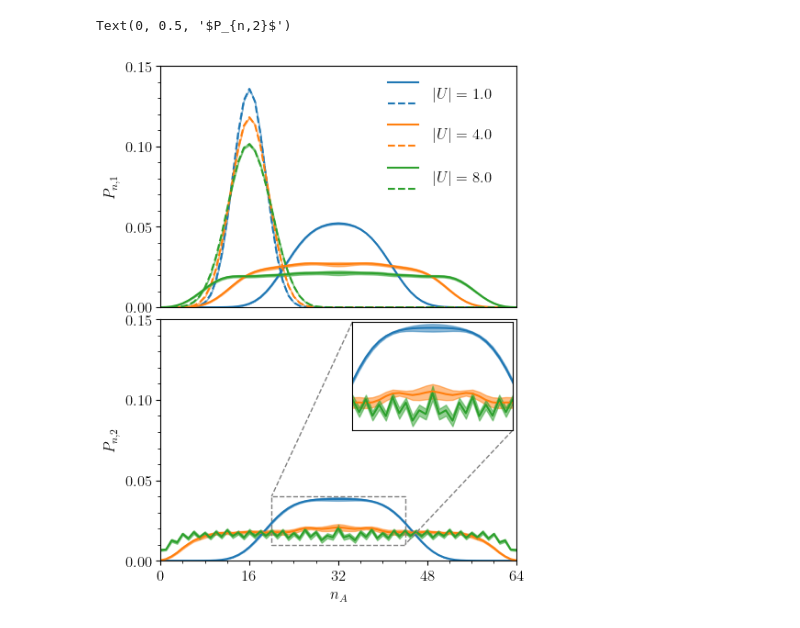
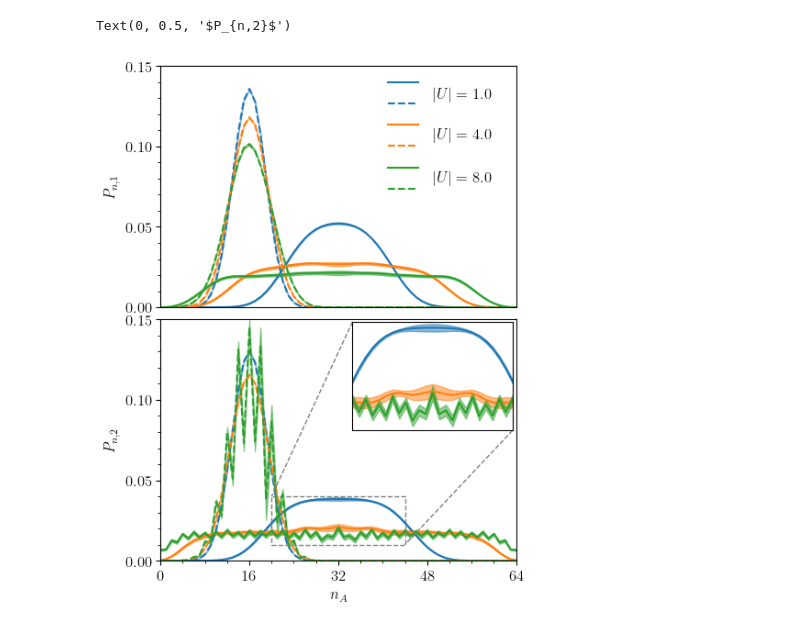
Before and after one commit to TongSericus/plots-accessible-entanglement, a Jupyter notebook: plots/plots_checkerboard.ipynb, the cells around one changed output. Cells and saved outputs as stored; diff of their text form; code cells hidden in the pictures.

```diff
--- a/plots/plots_checkerboard.ipynb
+++ b/plots/plots_checkerboard.ipynb
@@ -35,6 +35,7 @@ for i,c in enumerate(alpha):
 Pq_half_file = h5py.File("../data/processed_data/Pq_halffill_Lx8_Ly8_Checkerboard_beta18.0_L180.jld", "r")
 Pq2_half_file = h5py.File("../data/processed_data/Pq2_halffill_Lx8_Ly8_Checkerboard_beta18.0_L180.jld", "r")
 Pq_quarter_file = h5py.File("../data/processed_data/Pq_quarfill_Lx8_Ly8_Checkerboard_beta18.0_L180.jld", "r")
+Pq2_quarter_file = h5py.File("../data/processed_data/GS_Pn2_N32_Lx8_Ly8_Checkerboard_beta18.0_L180.jld", "r")
 
 Pn_half_avg = Pq_half_file['Pn_avg'][:]
 Pn_half_err = Pq_half_file['Pn_err'][:]
@@ -42,6 +43,8 @@ Pn2_half_avg = Pq2_half_file['Pn2_avg'][:]
 Pn2_half_err = Pq2_half_file['Pn2_err'][:]
 Pn_quarter_avg = Pq_quarter_file['Pn_avg'][:]
 Pn_quarter_err = Pq_quarter_file['Pn_err'][:]
+Pn2_quarter_avg = Pq2_quarter_file['Pn2_avg'][:]['re_']
+Pn2_quarter_err = Pq2_quarter_file['Pn2_err'][:]['re_']
 # %%
 mpl.rc('font', size=12)  # adjust the font size globally
 # %%
@@ -83,13 +86,28 @@ ax2.plot(
 )
 ax2.fill_between(range(65), Pn2_half_avg[0,:] - Pn2_half_err[0,:], Pn2_half_avg[0,:] + Pn2_half_err[0,:], color='C0', alpha=0.5)
 ax2.plot(
+    range(65), Pn2_quarter_avg[0,:], label=" ", linestyle='--', color='C0'
+)
+ax2.fill_between(range(65), Pn2_quarter_avg[0,:] - Pn2_quarter_err[0,:], Pn2_quarter_avg[0,:] + Pn2_quarter_err[0,:], color='C0', alpha=0.5)
+
+
+ax2.plot(
     range(65), Pn2_half_avg[2,:]
 )
 ax2.fill_between(range(65), Pn2_half_avg[2,:] - Pn2_half_err[2,:], Pn2_half_avg[2,:] + Pn2_half_err[2,:], color='C1', alpha=0.5)
 ax2.plot(
+    range(65), Pn2_quarter_avg[3,:], label=" ", linestyle='--', color='C1'
+)
+ax2.fill_between(range(65), Pn2_quarter_avg[3,:] - Pn2_quarter_err[3,:], Pn2_quarter_avg[3,:] + Pn2_quarter_err[3,:], color='C1', alpha=0.5)
+
+ax2.plot(
     range(65), Pn2_half_avg[3,:]
 )
 ax2.fill_between(range(65), Pn2_half_avg[3,:] - Pn2_half_err[3,:], Pn2_half_avg[3,:] + Pn2_half_err[3,:], color='C2', alpha=0.5)
+ax2.plot(
+    range(65), Pn2_quarter_avg[7,:], label=" ", linestyle='--', color='C2'
+)
+ax2.fill_between(range(65), Pn2_quarter_avg[7,:] - Pn2_quarter_err[7,:], Pn2_quarter_avg[7,:] + Pn2_quarter_err[7,:], color='C2', alpha=0.5)
 
 # Create zoomeed-in plot
 def position_inset(base_ax, inset, x, y, width, height):
@@ -109,34 +127,34 @@ axins.plot(range(65), Pn2_half_avg[2,:])
 axins.fill_between(range(65), Pn2_half_avg[2,:] - Pn2_half_err[2,:], Pn2_half_avg[2,:] + Pn2_half_err[2,:], color='C1', alpha=0.5)
 axins.plot(range(65), Pn2_half_avg[3,:])
 axins.fill_between(range(65), Pn2_half_avg[3,:] - Pn2_half_err[3,:], Pn2_half_avg[3,:] + Pn2_half_err[3,:], color='C2', alpha=0.5)
 axins.set_xlim(20, 44)
 axins.set_ylim(0.01, 0.04)
 
 # Add legend
 ax1.legend(frameon=False, ncol=1, bbox_to_anchor=(0.6, 0.40))
 ax1.annotate(r'$|U|=1.0$', xy=(49, 0.13), fontsize=12)
 ax1.annotate(r'$|U|=4.0$', xy=(49, 0.105), fontsize=12)
 ax1.annotate(r'$|U|=8.0$', xy=(49, 0.078), fontsize=12)
 
 # Set up ticks and labels
 ax1.set_xticks([])
 ax1.set_xlim([0, 64])
 ax2.set_xlim([0, 64])
 ax1.set_ylim([0.0, 0.15])
 ax2.set_ylim([0.0, 0.15])
 ax2.set_xticks([0, 16, 32, 48, 64])
 ax2.xaxis.set_minor_locator(AutoMinorLocator())
 ax1.yaxis.set_minor_locator(AutoMinorLocator())
 ax2.yaxis.set_minor_locator(AutoMinorLocator())
 ax1.set_yticks([0.0, 0.05, 0.10, 0.15])
 ax1.set_ylabel(r"$P_{n,1}$")
 
 ax2.set_yticks([0.0, 0.05, 0.10, 0.15])
 ax2.set_xlabel(r"$n_A$")
 ax2.set_ylabel(r"$P_{n,2}$")
 # %% [output]
 Text(0, 0.5, '$P_{n,2}$')
-[figure, old version]
+[figure, new version]
 # %%
 fig.savefig("../figures/Pn_checkerboard_Lx8_Ly8.pdf", bbox_inches='tight', pad_inches=0)
 fig.savefig("../figures/Pn_checkerboard_Lx8_Ly8.svg", bbox_inches='tight', pad_inches=0)
```
Also changed, not shown: 19 other files.
